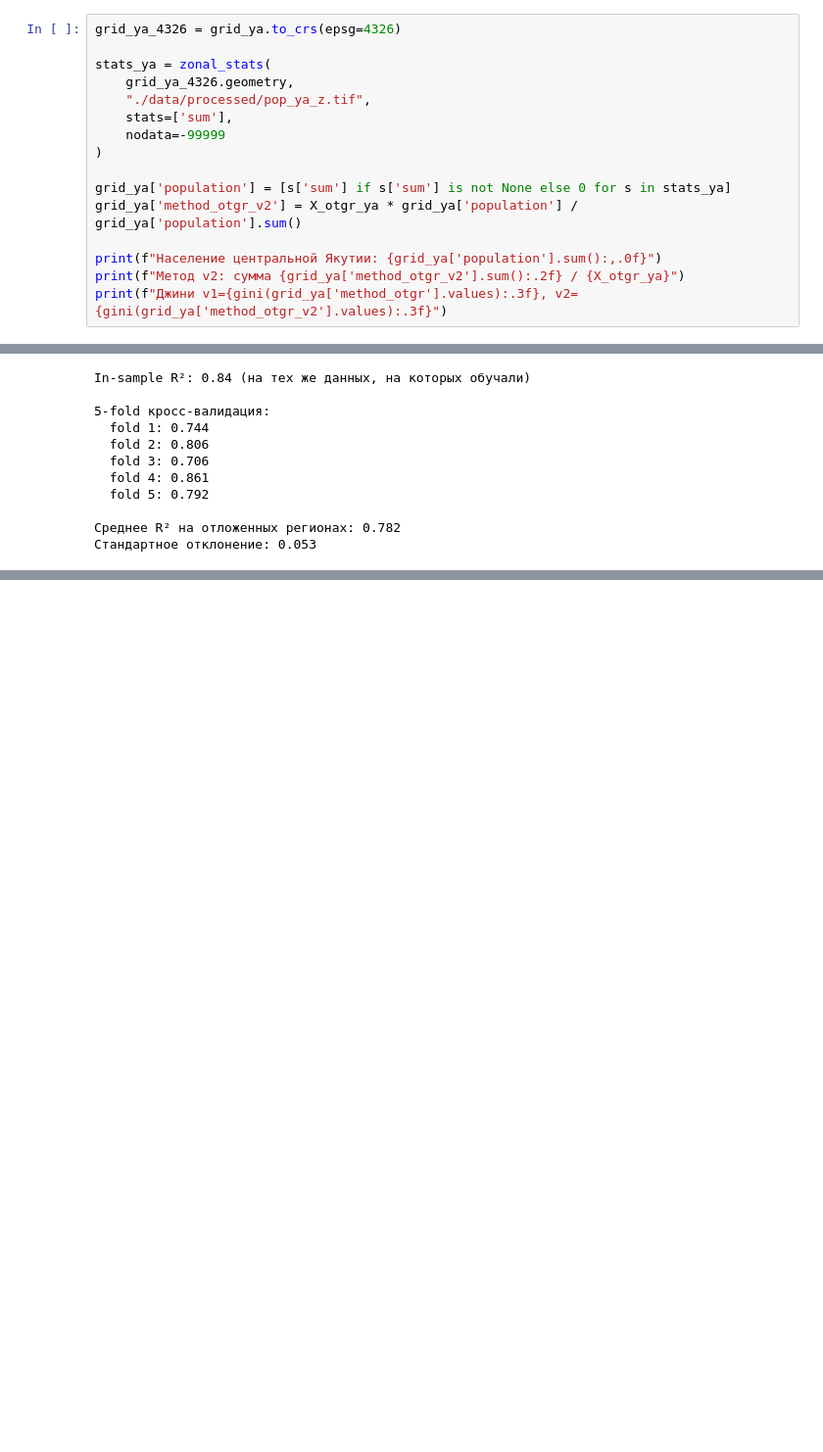
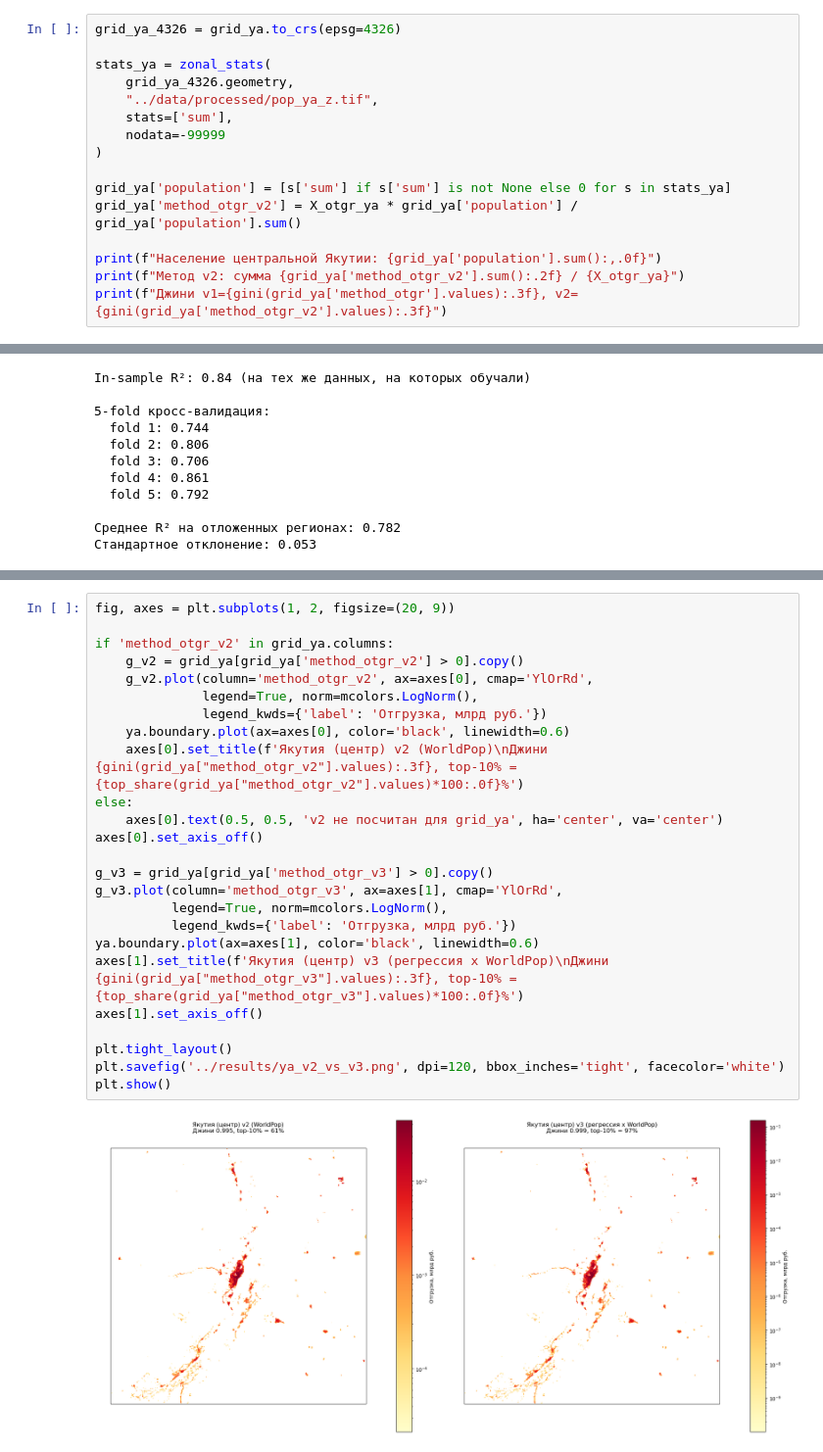
Before and after one commit to f-kravchenko/mipt-spring-2026-prak-spacial-distribution, a Jupyter notebook: notebooks/02_grid.ipynb, the cells around one changed output, grey strips where cells are left out. Shown at 98% size. Cells and saved outputs as stored; diff of their text form; blank space fills up the shorter version.

```diff
--- a/02_grid.ipynb
+++ b/notebooks/02_grid.ipynb
@@ -936,7 +956,7 @@ grid_ya_4326 = grid_ya.to_crs(epsg=4326)
 
 stats_ya = zonal_stats(
     grid_ya_4326.geometry,
-    "./data/processed/pop_ya_z.tif",
+    "../data/processed/pop_ya_z.tif",
     stats=['sum'],
     nodata=-99999
 )
@@ -1260,0 +1299,27 @@ print("\nсохранено: ./results/regression_residuals.png")
+# %%
+fig, axes = plt.subplots(1, 2, figsize=(20, 9))
+
+if 'method_otgr_v2' in grid_ya.columns:
+    g_v2 = grid_ya[grid_ya['method_otgr_v2'] > 0].copy()
+    g_v2.plot(column='method_otgr_v2', ax=axes[0], cmap='YlOrRd',
+              legend=True, norm=mcolors.LogNorm(),
+              legend_kwds={'label': 'Отгрузка, млрд руб.'})
+    ya.boundary.plot(ax=axes[0], color='black', linewidth=0.6)
+    axes[0].set_title(f'Якутия (центр) v2 (WorldPop)\nДжини {gini(grid_ya["method_otgr_v2"].values):.3f}, top-10% = {top_share(grid_ya["method_otgr_v2"].values)*100:.0f}%')
+else:
+    axes[0].text(0.5, 0.5, 'v2 не посчитан для grid_ya', ha='center', va='center')
+axes[0].set_axis_off()
+
+g_v3 = grid_ya[grid_ya['method_otgr_v3'] > 0].copy()
+g_v3.plot(column='method_otgr_v3', ax=axes[1], cmap='YlOrRd',
+          legend=True, norm=mcolors.LogNorm(),
+          legend_kwds={'label': 'Отгрузка, млрд руб.'})
+ya.boundary.plot(ax=axes[1], color='black', linewidth=0.6)
+axes[1].set_title(f'Якутия (центр) v3 (регрессия x WorldPop)\nДжини {gini(grid_ya["method_otgr_v3"].values):.3f}, top-10% = {top_share(grid_ya["method_otgr_v3"].values)*100:.0f}%')
+axes[1].set_axis_off()
+
+plt.tight_layout()
+plt.savefig('../results/ya_v2_vs_v3.png', dpi=120, bbox_inches='tight', facecolor='white')
+plt.show()
+# %% [output]
+[figure, added]
```
Also changed, not shown: parts of 20 cells of this notebook, 9 other files.
